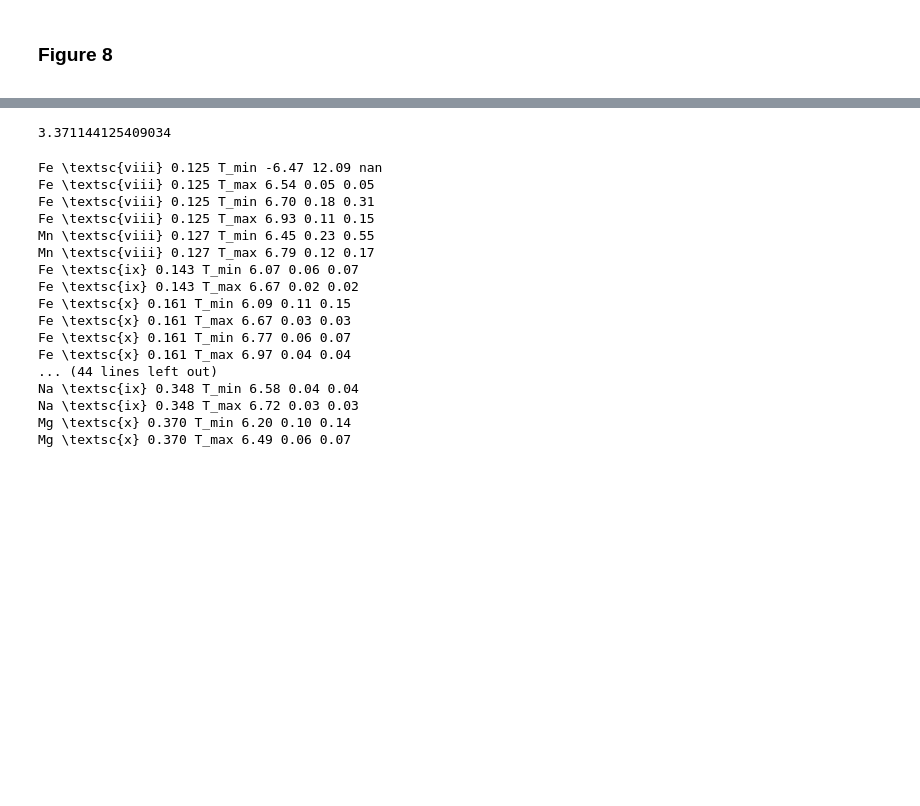
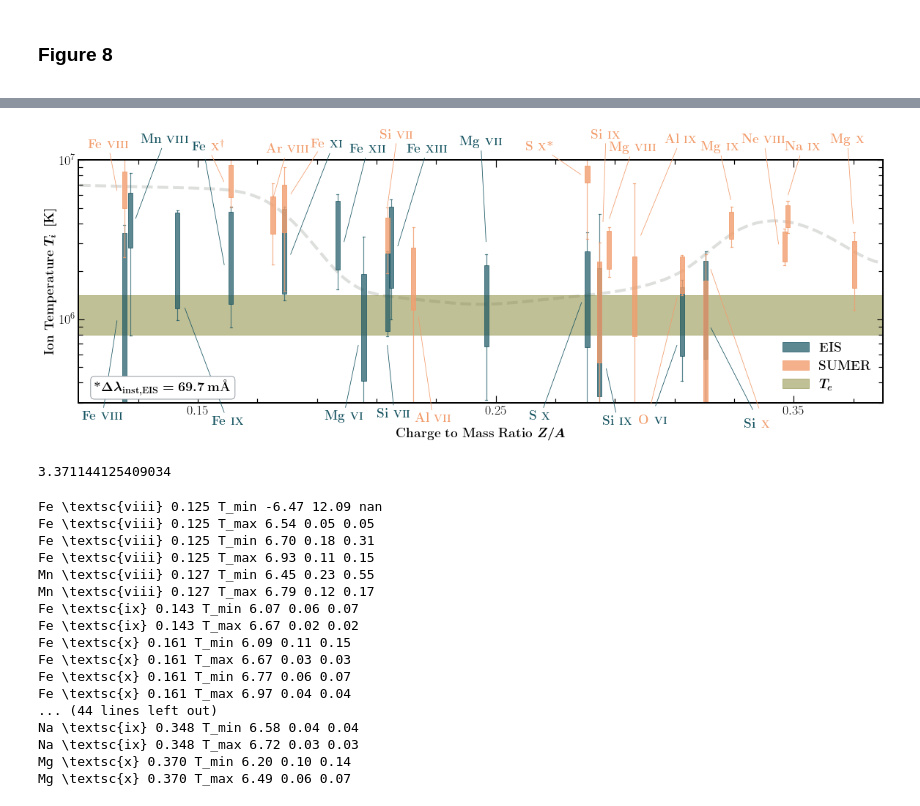
Before and after one commit to yjzhu-solar/EIS_SUMER_PCH_Ti, a Jupyter notebook: ipynb/paper/temp_diag_v2.ipynb, the cells around one changed output, grey strips where cells are left out. Saved outputs shown, nothing was run; the diff lists cells and outputs as text; code cells hidden in the pictures; blank space fills up the shorter version.

```diff
--- a/ipynb/paper/temp_diag_v2.ipynb
+++ b/ipynb/paper/temp_diag_v2.ipynb
@@ -270,3 +272,51 @@ plt.savefig(fname="../../figs/ms/temp_diag.pdf",format="pdf")
+# %%
+fig, ax = plt.subplots(figsize=(16,6),constrained_layout=True)
+
+eis_bp = ax.bxp(stats_eis,showmeans=False,boxprops=eis_boxprops,capprops=eis_capprops,
+        whiskerprops=eis_whiskerprops,medianprops=medianprops,widths=0.0015,patch_artist=True,
+        positions=pos_eis,manage_ticks=False)
+
+sumer_bp = ax.bxp(stats_sumer,showmeans=False,boxprops=sumer_boxprops,capprops=sumer_capprops,
+        whiskerprops=sumer_whiskerprops,medianprops=medianprops,widths=0.0015,patch_artist=True,
+        positions=pos_sumer,manage_ticks=False)
+
+bg_curve_x = np.array([0.1,0.17,0.195,0.245,0.295,0.32,0.33,0.347,0.38])
+bg_curve_y = np.array([7e6,6.5e6,1.5e6,1.2e6,1.5e6,2e6,4e6,4.5e6,1.8e6])
+bg_curve_x_interp = np.linspace(0.1,0.38,100)
+bg_curve_y_interp = np.interp(bg_curve_x_interp,bg_curve_x, bg_curve_y)
+bg_smooth = gaussian_filter1d(bg_curve_y_interp,sigma=3)
+ax.plot(bg_curve_x_interp, bg_smooth,zorder=0,lw=4,ls='--',color="#BDC0BA",alpha=0.5)
+
+for ii, text_ in enumerate(eis_texts):
+    ax.annotate(r"\textbf{" + text_ + "}",eis_xycoords[ii],eis_textcoords[ii],xycoords="data",textcoords=("data","axes fraction"),
+    fontsize=18,color=color_eis,ha="center",arrowprops=dict(edgecolor=color_eis,arrowstyle="-",lw=0.8))
+
+
+for ii, text_ in enumerate(sumer_texts):
+    ax.annotate(r"\textbf{"+text_+"}",sumer_xycoords[ii],sumer_textcoords[ii],xycoords="data",textcoords=("data","axes fraction"),
+    fontsize=18,color=color_sumer,ha="center",arrowprops=dict(edgecolor=color_sumer,arrowstyle="-",lw=0.8))
+
+rainbow_text(ax,0.148,1.15e7,[r"\textbf{Fe}",r"t",r"\textbf{\textsc{x}}$\boldsymbol{^\dagger}$"],[color_eis,"white",color_sumer],fontsize=18)
+rainbow_text(ax,0.188,1.2e7,[r"\textbf{Fe}",r"t",r"\textbf{\textsc{xi}}"],[color_sumer,"white",color_eis],fontsize=18)
+rainbow_text(ax,0.298,2.2e5,[r"\textbf{O}",r"t",r"\textbf{\textsc{vi}}"],[color_sumer,"white",color_eis],fontsize=18)
+rainbow_text(ax,0.3335,2.1e5,[r"\textbf{Si}",r"t",r"\textbf{\textsc{x}}"],[color_eis,"white",color_sumer],fontsize=18)
+
+te_hspan = ax.axhspan(10**5.9,10**6.15,color=cmcm.batlow(0.5),alpha=0.5,zorder=0)
+ax.legend([eis_bp["boxes"][0],sumer_bp["boxes"][0],te_hspan],[r"\textbf{EIS}",r"\textbf{SUMER}",r"$\boldsymbol{T_e}$"],loc="lower right",fontsize=18,frameon=False)
+ax.set_yscale("log")
+ax.set_ylim(3e5,1e7)
+ax.set_xlim(0.11,0.38)
+ax.set_xticks([0.15,0.25,0.35])
+ax.tick_params(labelsize=18,direction="in",which="both",right=True,top=True)
+ax.xaxis.set_minor_locator(AutoMinorLocator(5))
+ax.set_ylabel(r"\textbf{Ion Temperature} $\boldsymbol{T_i\ \left[\mathrm{K}\right]}$",fontsize=18)
+ax.set_xlabel(r"\textbf{Charge to Mass Ratio} $\boldsymbol{Z/A}$",fontsize=18,labelpad=15)
+ax.text(0.02,0.03,r"\textbf{*}$\boldsymbol{\Delta \lambda_{\rm inst, EIS} = 69.7\,\mathrm{m}}$\textbf{\mbox{\AA}}",transform=ax.transAxes,
+        ha="left",va="bottom",color="black",fontsize=18,bbox=dict(boxstyle="round", fc="w",ec="#91989F"))
+# plt.savefig(fname="../../figs/ms/temp_diag_ushape.png",format="png")
+plt.savefig(fname="../../figs/ms/temp_diag.pdf",format="pdf")
+# %% [output]
+[figure, added]
 # %%
 10**(((np.log10(df["T_min"]) + np.log10(df["T_max"]))/2)[25])/1e6
 # %% [output]
```
Also changed, not shown: parts of 3 cells of this notebook, 5 other files.
